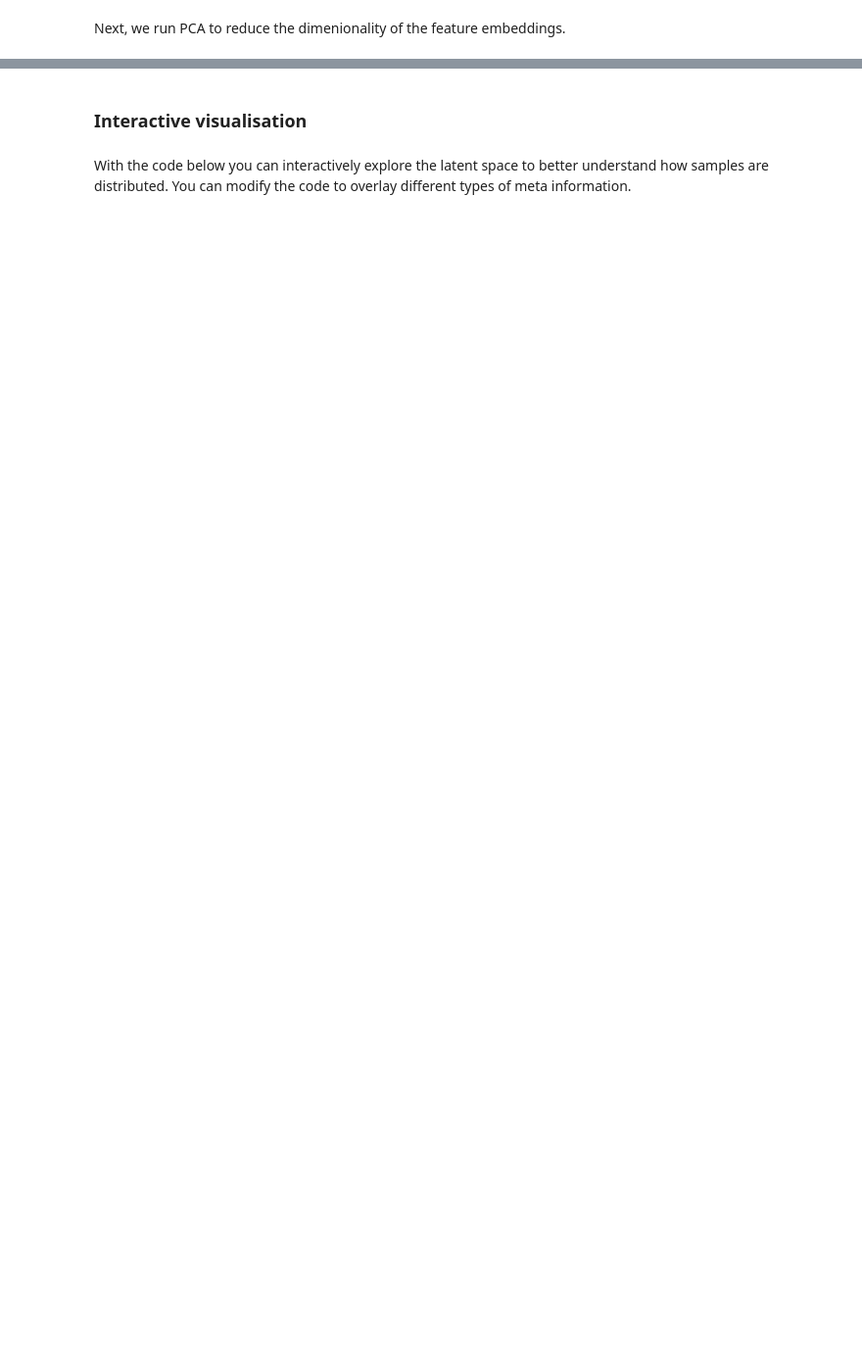
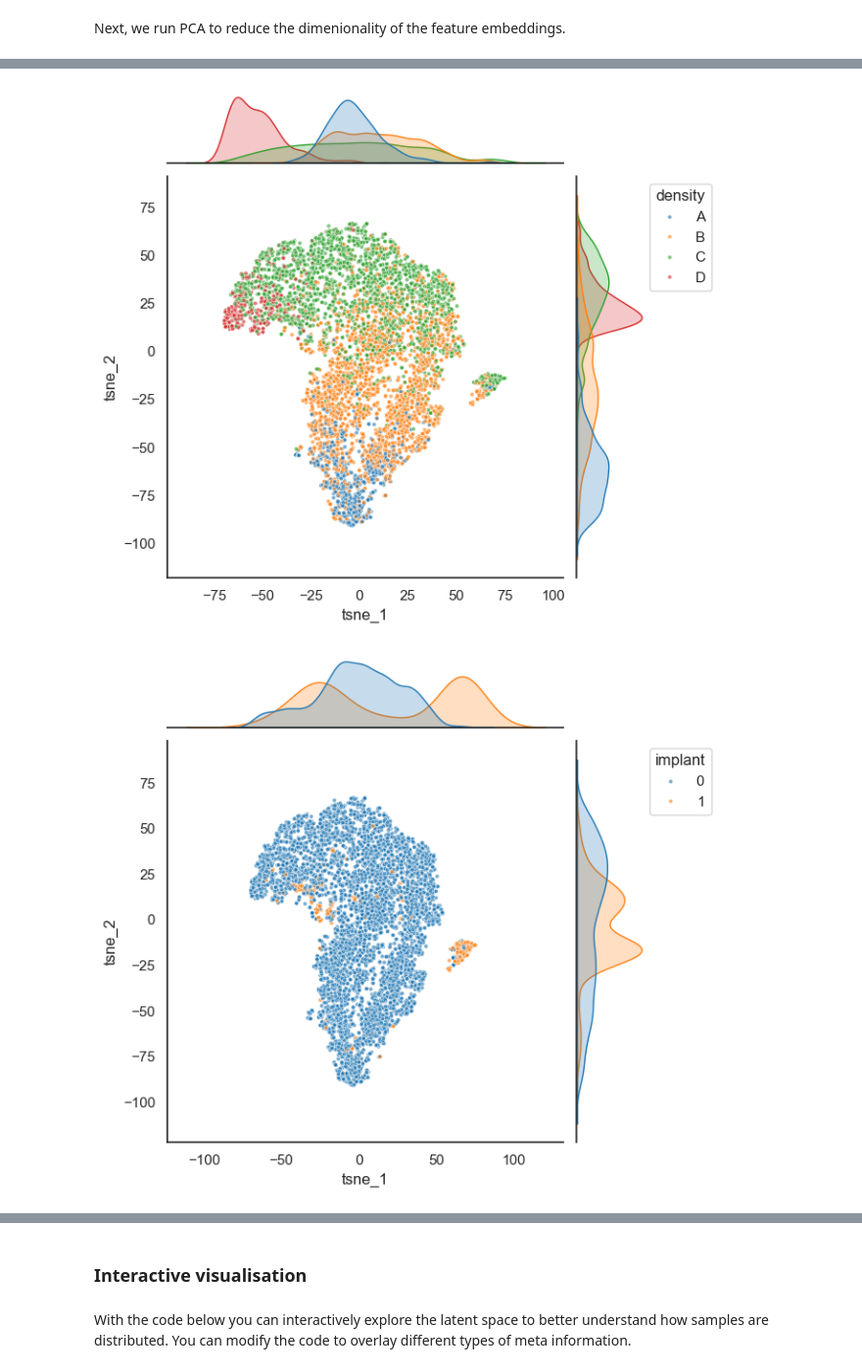
Before and after one commit to fedmand/Mammographic_Density_Prediction, a Jupyter notebook: coursework.ipynb, the cells around one changed output, grey strips where cells are left out. Shown at 98% size. Cells and saved outputs as stored; diff of their text form; code cells hidden in the pictures; blank space fills up the shorter version.

```diff
--- a/coursework.ipynb
+++ b/coursework.ipynb
@@ -1611,9 +1686,13 @@ print(embeddings_pca.shape)
 # %%
-df['pca_1'] = embeddings_pca[:,0]
-df['pca_2'] = embeddings_pca[:,1]
-df['pca_3'] = embeddings_pca[:,2]
-df['pca_4'] = embeddings_pca[:,3]
+# df['pca_1'] = embeddings_pca[:,0]
+# df['pca_2'] = embeddings_pca[:,1]
+# df['pca_3'] = embeddings_pca[:,2]
+# df['pca_4'] = embeddings_pca[:,3]
+# Added below to ensure key-matching on image-id
 # %%
-embeddings_tsne = TSNE(n_components=2, init='random', learning_rate='auto').fit_transform(embeddings_pca)
+# 30 PCA dimensions for t-SNE (pre-processing)
+pca4TSNE = decomposition.PCA(n_components=30, random_state=0)
+pca30 = pca4TSNE.fit_transform(embeddings)
+embeddings_tsne = TSNE(n_components=2, init='random', learning_rate='auto').fit_transform(pca30)
 
 print(embeddings_tsne.shape)
@@ -1620,5 +1701,13 @@ print(embeddings_tsne.shape)
-# %%
-df['tsne_1'] = embeddings_tsne[:,0]
-df['tsne_2'] = embeddings_tsne[:,1]
-
-df.head() # showing the first five entries in the dataframe
+# %%
+# embedding projections dataframe keyed by image_id
+df_embeddings_reducted = pd.DataFrame({
+    "image_id": df_emb["image_id"].to_list(),
+    "pca_1": embeddings_pca[:,0], "pca_2": embeddings_pca[:,1], "pca_3": embeddings_pca[:,2], "pca_4": embeddings_pca[:,3],
+    "tsne_1": embeddings_tsne[:, 0], "tsne_2": embeddings_tsne[:, 1]
+})
+
+# merge into main dataframe
+df = pd.merge(df, df_embeddings_reducted, how="inner", on="image_id")
+
+assert df["image_id"].is_unique
+df.head() # showing the first five entries in the dataframe
@@ -1652,0 +1745,11 @@ plot_joint(df, 'density', x, y, color_palette)
+# %%
+# Feature-space plot considering t-SNE projections of embeddings
+x = 'tsne_1'
+y = 'tsne_2'
+plot_joint(df, 'density', x, y, color_palette)
+plot_joint(df, 'implant', x, y, color_palette)
+plot_joint(df, 'machine_id', x, y, color_palette)
+plot_joint(df, 'view', x, y, color_palette)
+# %% [output]
+[figure, added]
+[figure, added]
```
Also changed, not shown: parts of 17 cells of this notebook, 13 other files.
